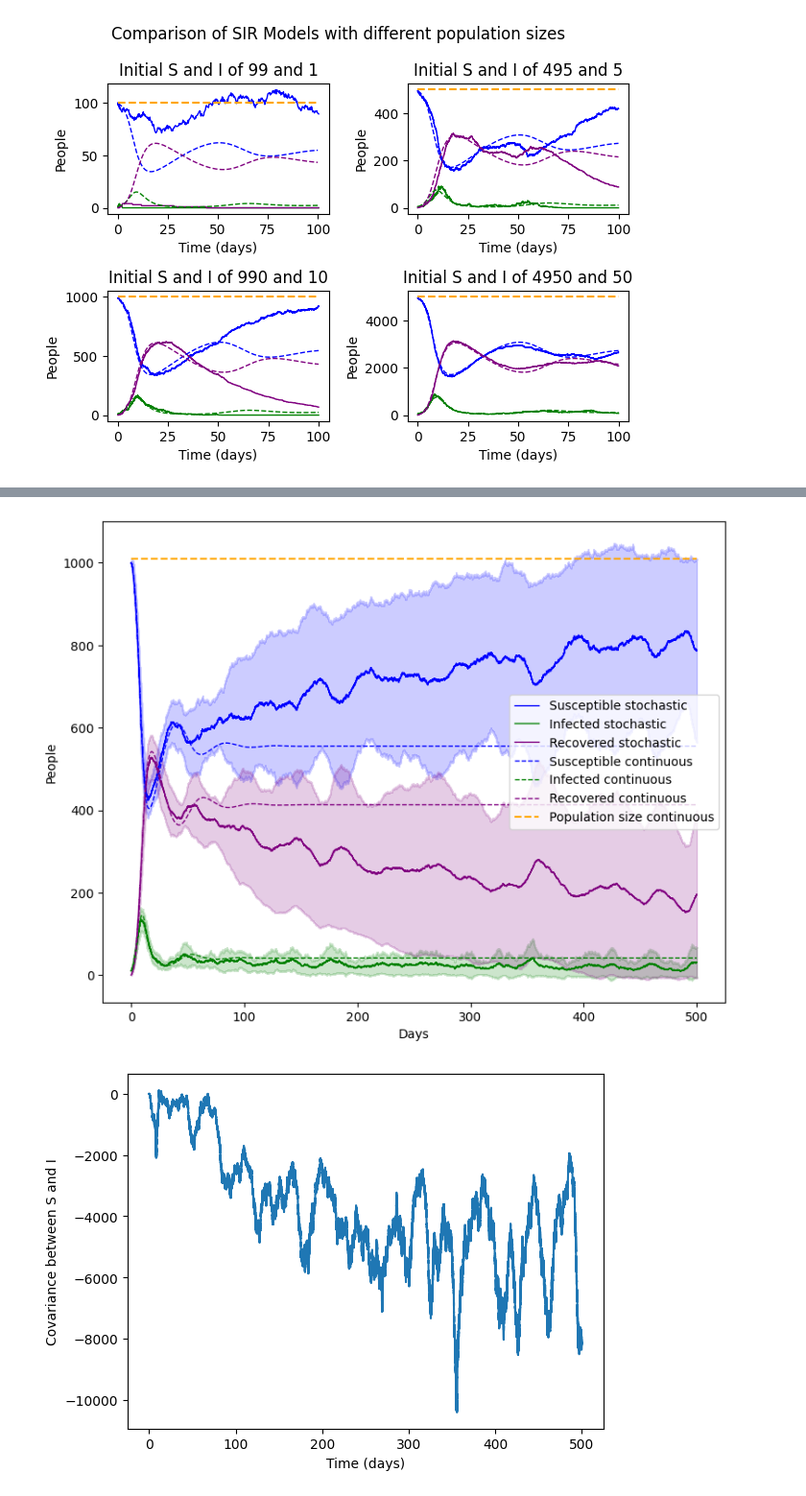
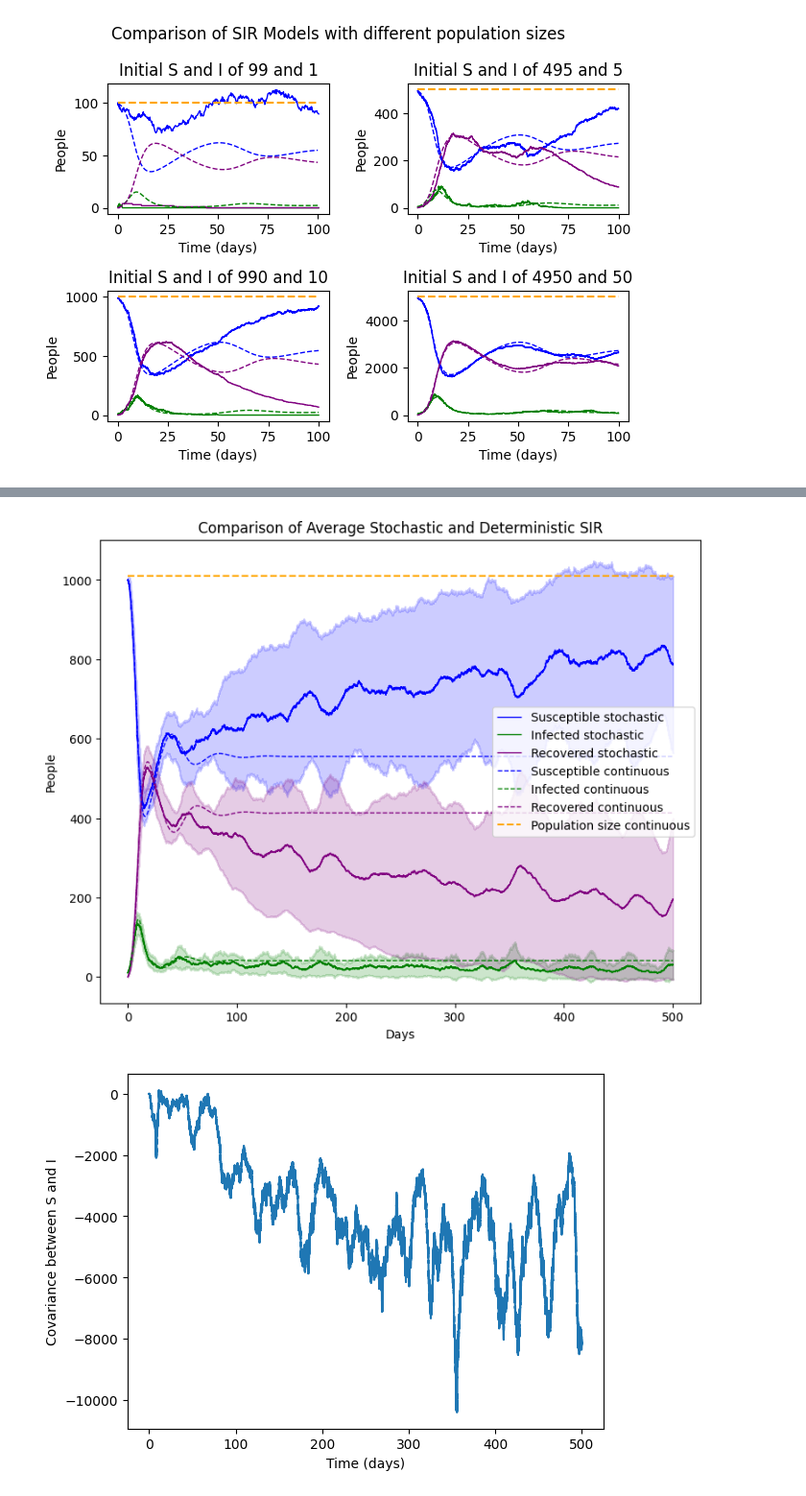
Before and after one commit to JTimmr/CS_Assignment_2, a Jupyter notebook: main.ipynb, the cells around one changed output, grey strips where cells are left out. Shown at 96% size. Cells and saved outputs as stored; diff of their text form; code cells hidden in the pictures.

```diff
--- a/main.ipynb
+++ b/main.ipynb
@@ -632,34 +643,35 @@ analysis.convert_regular_timesteps()
 average = analysis.get_average()
 std = analysis.get_std()
 covariance = analysis.get_covariance()
 t = analysis.t
 
 infection = StochasticSIR(initial_SIR, beta, gamma, tmax, mu=mu)
 infection.SIR = average
 infection.t = t
 
 fig, ax = plt.subplots(1, figsize=(9, 7))
 infection.plot(ax, std=std, N=False, label=True)
 
 dt = 0.1
 
 # Run continuous SIR simulation
 continuous_infection = ContinuousSIR(initial_SIR, tmax, dt, beta, gamma, mu=mu)
 continuous_infection.run()
 continuous_infection.plot(ax)
 
 # Compare outcomes of different approaches
+plt.title("Comparison of Average Stochastic and Deterministic SIR")
 plt.legend()
 plt.xlabel('Days')
 plt.ylabel('People')
 plt.show()
 
 plt.plot(t, covariance)
 plt.xlabel('Time (days)')
 plt.ylabel('Covariance between S and I')
 plt.show()
 # %% [output]
-[figure, old version]
+[figure, new version]
 [figure]
 # %%
 seeds = [1, 0, 0, 3]
```
Also changed, not shown: parts of 17 cells of this notebook.
